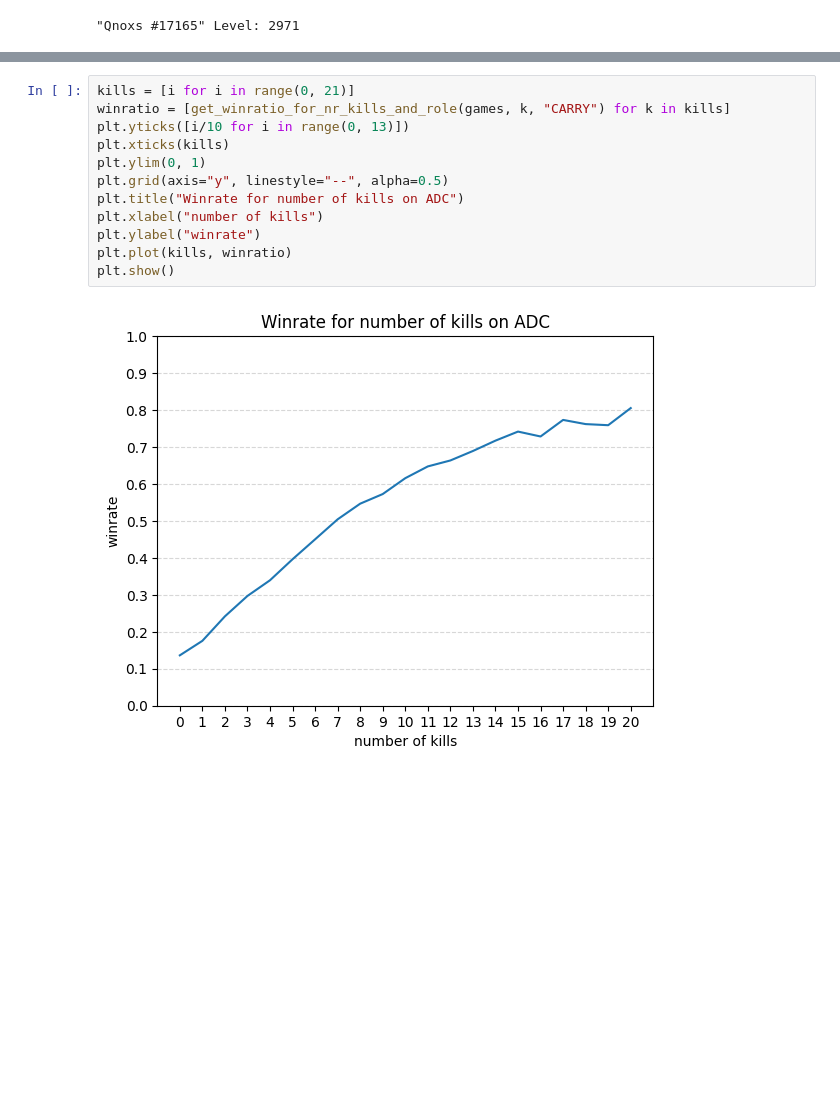
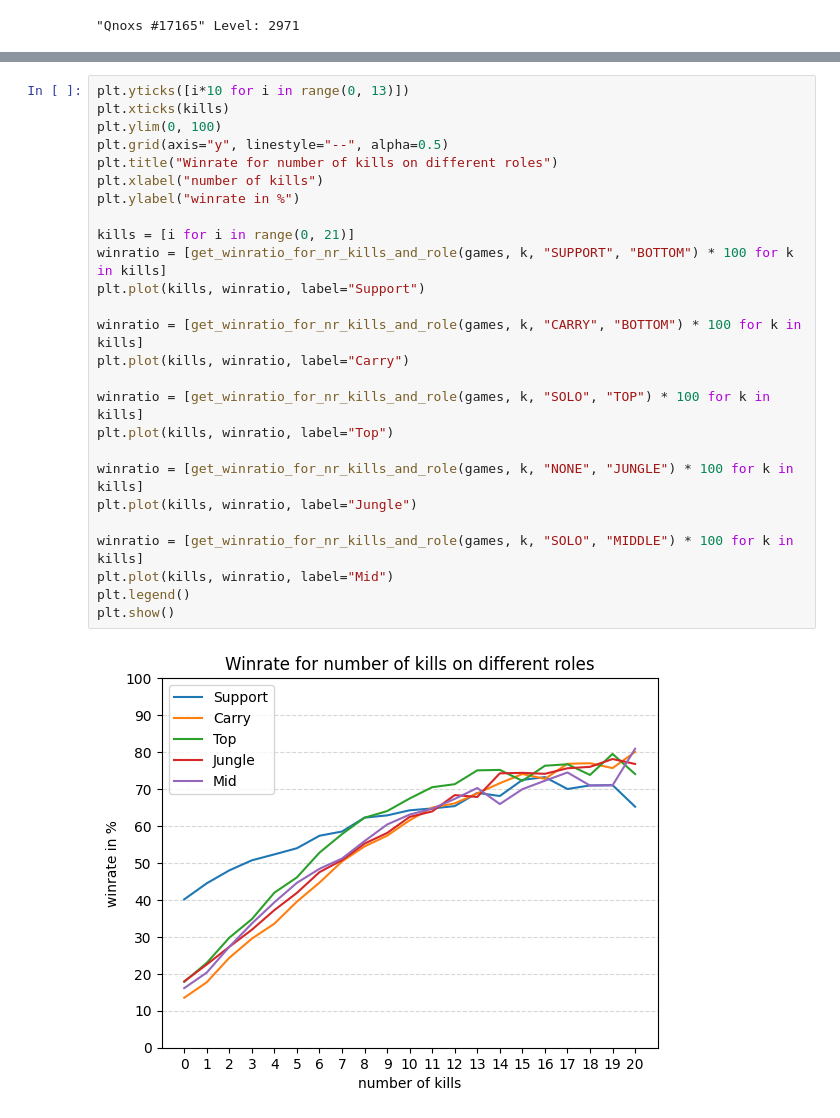
Before and after one commit to gespel/RiftCrawler, a Jupyter notebook: main.ipynb, the cells around one changed output, grey strips where cells are left out. Saved outputs shown, nothing was run; the diff lists cells and outputs as text; blank space fills up the shorter version.

```diff
--- a/main.ipynb
+++ b/main.ipynb
@@ -164,14 +164,28 @@ plt.show()
 # %%
+plt.yticks([i*10 for i in range(0, 13)])
+plt.xticks(kills)
+plt.ylim(0, 100)
+plt.grid(axis="y", linestyle="--", alpha=0.5)
+plt.title("Winrate for number of kills on different roles")
+plt.xlabel("number of kills")
+plt.ylabel("winrate in %")
+
 kills = [i for i in range(0, 21)]
-winratio = [get_winratio_for_nr_kills_and_role(games, k, "CARRY") for k in kills]
-plt.yticks([i/10 for i in range(0, 13)])
-plt.xticks(kills)
-plt.ylim(0, 1)
-plt.grid(axis="y", linestyle="--", alpha=0.5)
-plt.title("Winrate for number of kills on ADC")
-plt.xlabel("number of kills")
-plt.ylabel("winrate")
-plt.plot(kills, winratio)
+winratio = [get_winratio_for_nr_kills_and_role(games, k, "SUPPORT", "BOTTOM") * 100 for k in kills]
+plt.plot(kills, winratio, label="Support")
+
+winratio = [get_winratio_for_nr_kills_and_role(games, k, "CARRY", "BOTTOM") * 100 for k in kills]
+plt.plot(kills, winratio, label="Carry")
+
+winratio = [get_winratio_for_nr_kills_and_role(games, k, "SOLO", "TOP") * 100 for k in kills]
+plt.plot(kills, winratio, label="Top")
+
+winratio = [get_winratio_for_nr_kills_and_role(games, k, "NONE", "JUNGLE") * 100 for k in kills]
+plt.plot(kills, winratio, label="Jungle")
+
+winratio = [get_winratio_for_nr_kills_and_role(games, k, "SOLO", "MIDDLE") * 100 for k in kills]
+plt.plot(kills, winratio, label="Mid")
+plt.legend()
 plt.show()
 # %% [output]
-[figure, old version]
+[figure, new version]
```
Also changed, not shown: parts of 8 cells of this notebook, 1 other file.
